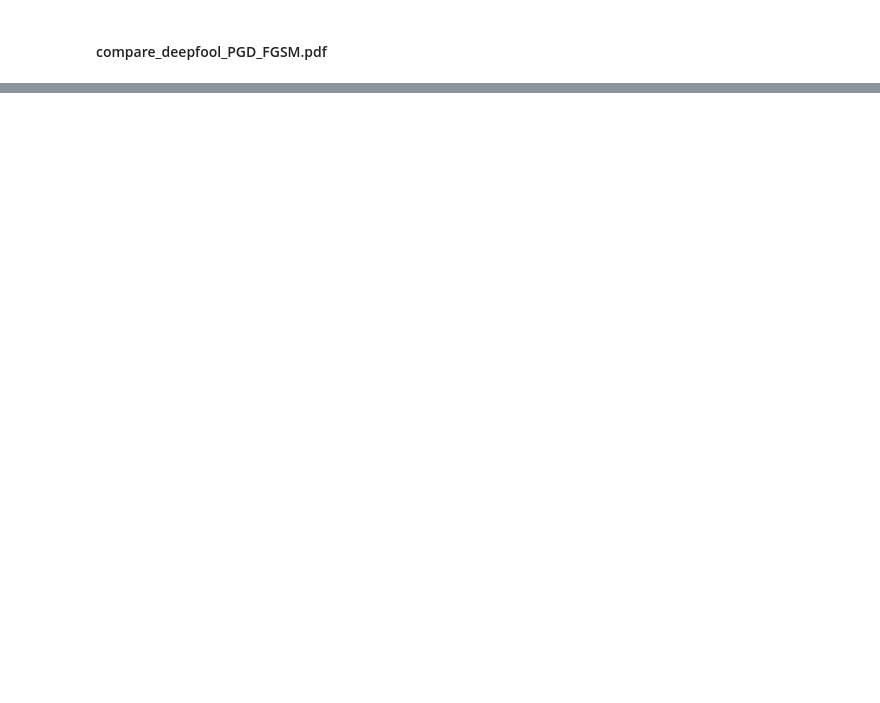
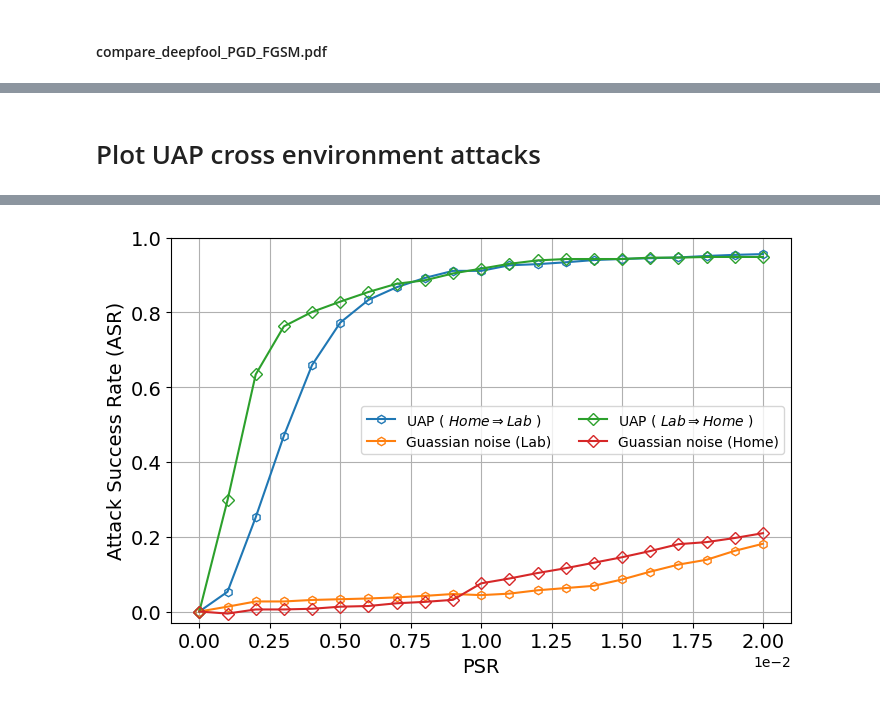
Before and after one commit to Guolin-Yin/Attack_WiFi_Sensing, a Jupyter notebook: Publication_Results_Plot_Attack.ipynb, the cells around one changed output, grey strips where cells are left out. Saved outputs shown, nothing was run; the diff lists cells and outputs as text; code cells hidden in the pictures; blank space fills up the shorter version.

```diff
--- a/Publication_Results_Plot_Attack.ipynb
+++ b/Publication_Results_Plot_Attack.ipynb
@@ -32,0 +121,16 @@ plot(
+# %% [markdown]
+# Plot UAP cross environment attacks
+# %%
+from Pub_plots import *
+plot(
+    		pdf_name = 'Cross_domain_atk_compare',
+    		label_dict = {
+    				'UAP_home_to_Lab': 'UAP ( $Home \Rightarrow Lab$ )',
+    				'UAP_lab_to_Home': 'UAP ( $Lab  \Rightarrow Home$ )',
+    				},
+    		pltGuassian = 1,
+    		UAP_home_to_Lab = 'UAP_signfi_atk_home_vic_lab_scale_1_more_psr.mat',
+    		UAP_lab_to_Home = 'UAP_signfi_atk_lab_vic_home_scale_1_more_psr.mat',
+    		# UAP_lab_to_lab = 'UAP_signfi_lab_scale_1.mat',
+    		)
+# %% [output]
@@ -32,0 +140 @@ plot(
+[figure, added]
```
Also changed, not shown: parts of 5 cells of this notebook, 8 other files.
